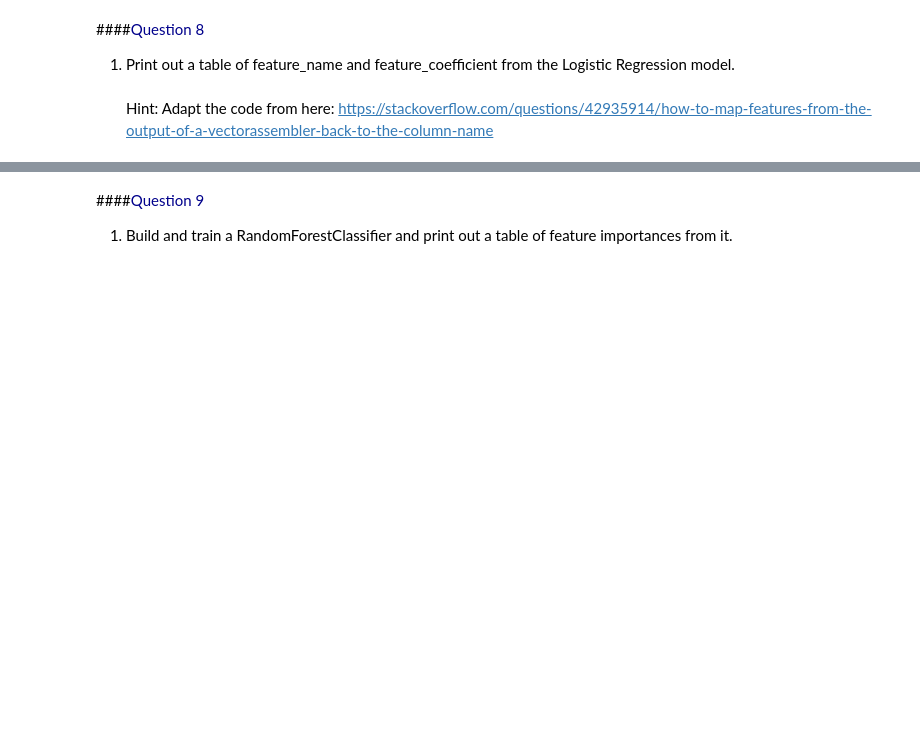
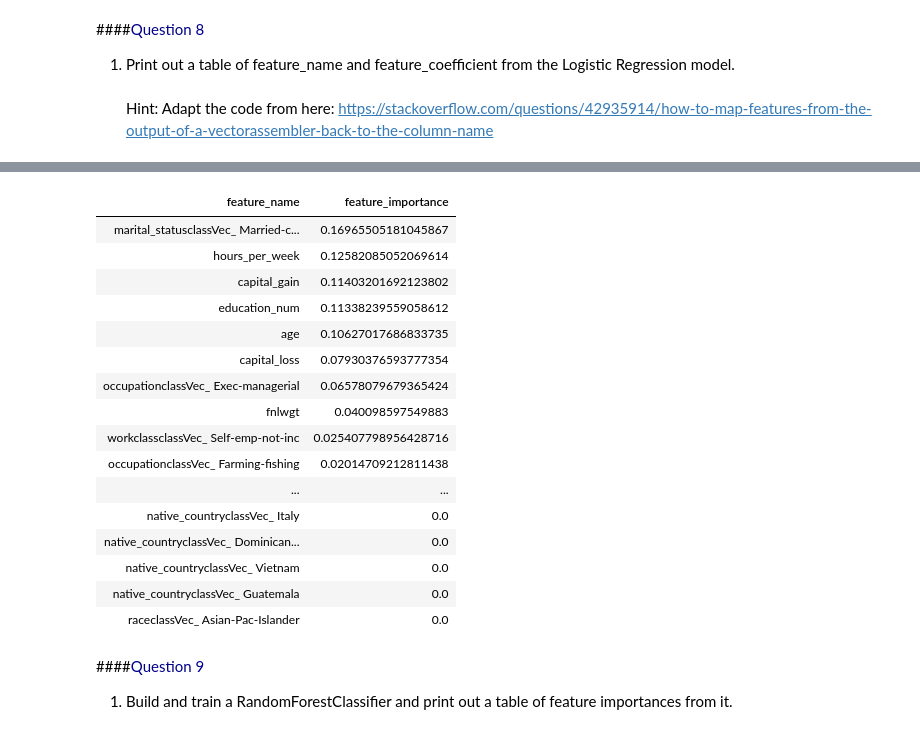
Before and after one commit to forheart81/Data-Science, a Jupyter notebook: Spark DF, SQL, ML Exercise.ipynb, the cells around one changed output, grey strips where cells are left out. Cells and saved outputs as stored; diff of their text form; code cells hidden in the pictures; blank space fills up the shorter version.

```diff
--- a/Spark DF, SQL, ML Exercise.ipynb
+++ b/Spark DF, SQL, ML Exercise.ipynb
@@ -644,5 +676,5 @@ print(lrCvFeatureCoefficient.sort_values(by=['feature_coefficients'], ascending=
 # %%
 gbCvFeatureImportance = pd.DataFrame([(name, gbCvModel.bestModel.featureImportances[idx]) for idx, name in attrs],columns=['feature_name','feature_importance'])
 
-print(gbCvFeatureImportance.sort_values(by=['feature_importance'],ascending =False))
+display(gbCvFeatureImportance.sort_values(by=['feature_importance'],ascending =False))
 # %% [output]
@@ -650,3 +681,20 @@ print(gbCvFeatureImportance.sort_values(by=['feature_importance'],ascending =Fal
+| feature_name | feature_importance |
+| marital_statusclassVec_ Married-c... | 0.16965505181045867 |
+| hours_per_week | 0.12582085052069614 |
+| capital_gain | 0.11403201692123802 |
+| education_num | 0.11338239559058612 |
+| age | 0.10627017686833735 |
+| capital_loss | 0.07930376593777354 |
+| occupationclassVec_ Exec-managerial | 0.06578079679365424 |
+| fnlwgt | 0.040098597549883 |
+| workclassclassVec_ Self-emp-not-inc | 0.025407798956428716 |
+| occupationclassVec_ Farming-fishing | 0.02014709212811438 |
+| ... | ... |
+| native_countryclassVec_ Italy | 0.0 |
+| native_countryclassVec_ Dominican... | 0.0 |
+| native_countryclassVec_ Vietnam | 0.0 |
+| native_countryclassVec_ Guatemala | 0.0 |
+| raceclassVec_ Asian-Pac-Islander | 0.0 |
 # %% [markdown]
 ####<span style="color:darkblue">Question 9</span>
 1. Build and train a RandomForestClassifier and print out a table of feature importances from it.
```
Also changed, not shown: parts of 4 cells of this notebook.
